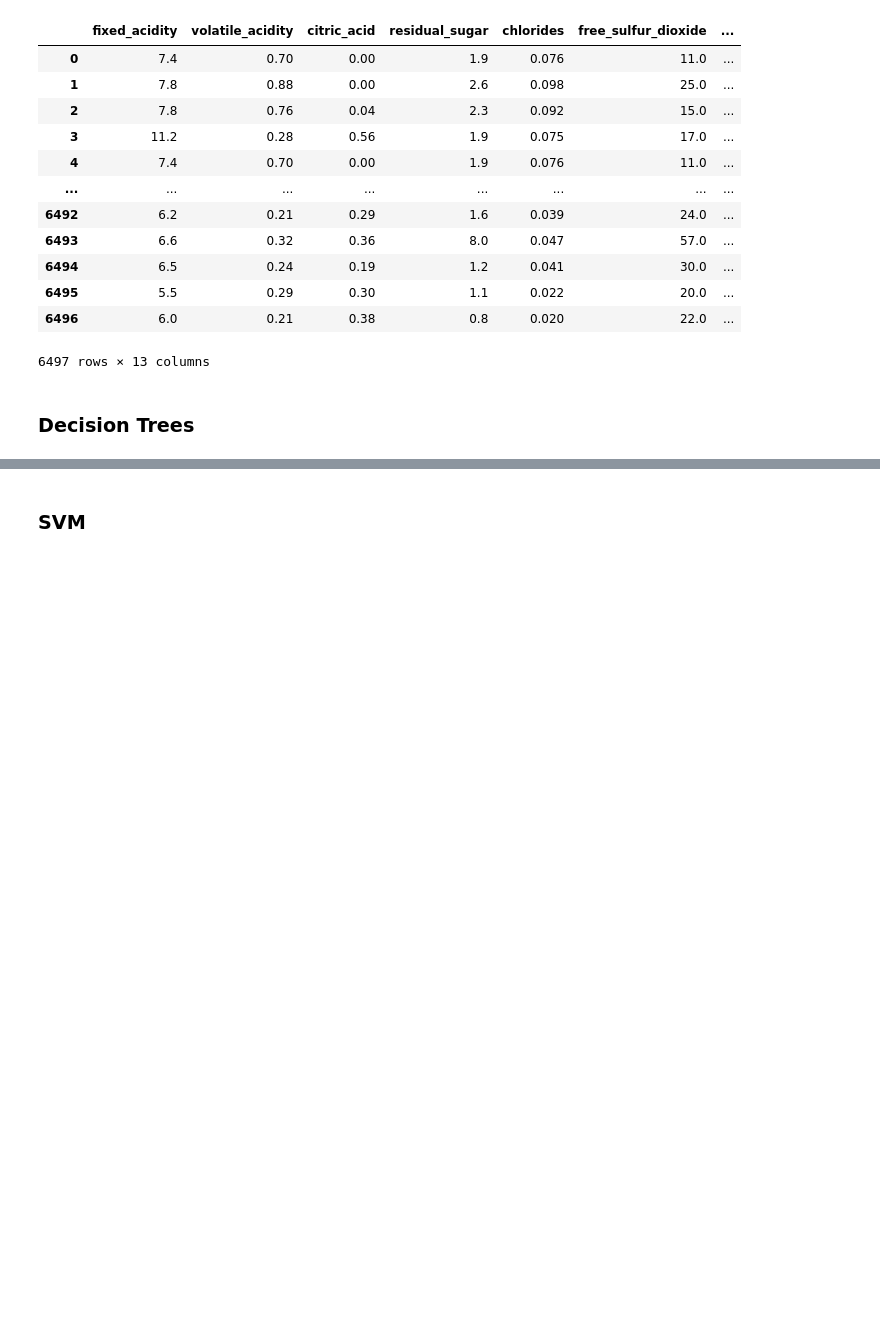
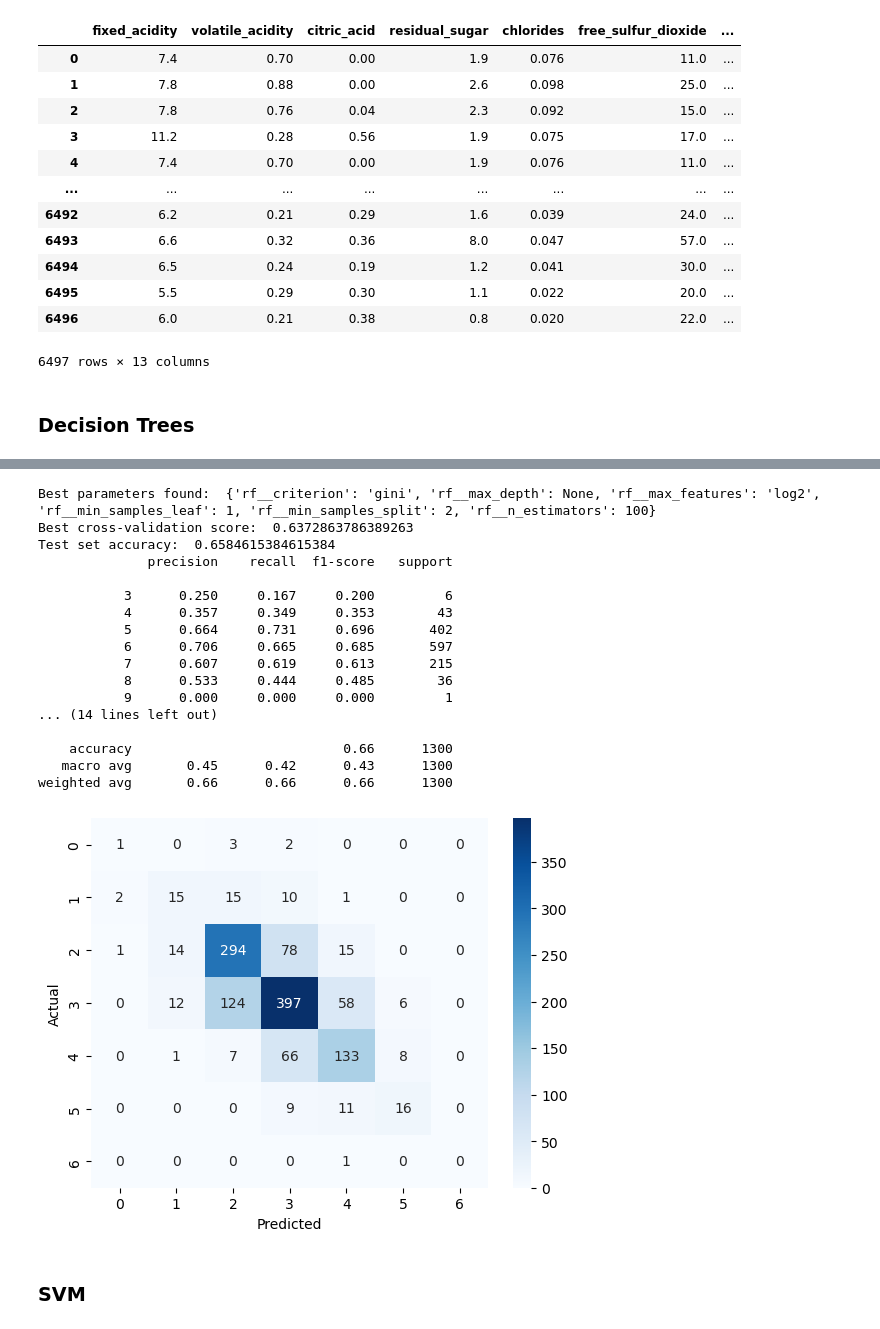
Before and after one commit to adrianrushing/stat4000-project, a Jupyter notebook: part2.ipynb, the cells around one changed output, grey strips where cells are left out. Drawn from its saved outputs; the diff is of its cells as text; code cells hidden in the pictures; blank space fills up the shorter version.

```diff
--- a/part2.ipynb
+++ b/part2.ipynb
@@ -84,3 +141,54 @@ Test set accuracy:  0.6707692307692308
+# %%
+from sklearn.model_selection import StratifiedKFold
+
+cv = StratifiedKFold(n_splits=5, shuffle=True, random_state=42)
+
+rf_grid = GridSearchCV(
+    estimator=pipeline_rf,
+    param_grid=param_grid,
+    scoring='f1_weighted',
+    cv=cv,
+    n_jobs=-1,
+)
+
+rf_grid.fit(X_train, y_train)
+print("Best parameters found: ", rf_grid.best_params_)
+print("Best cross-validation score: ", rf_grid.best_score_)
+# Make predictions
+y_pred = rf_grid.predict(X_test)
+# Evaluate
+accuracy = accuracy_score(y_test, y_pred)
+print("Test set accuracy: ", accuracy)
+# Classification report
+print(classification_report(y_test, y_pred, digits=3))
+from sklearn.metrics import classification_report
+print(classification_report(y_test, y_pred))
+from sklearn.metrics import confusion_matrix
+import seaborn as sns
+cm = confusion_matrix(y_test, y_pred)
+sns.heatmap(cm, annot=True, fmt='d', cmap='Blues')
+plt.xlabel("Predicted")
+plt.ylabel("Actual")
+plt.show()
+# %% [output]
+Best parameters found:  {'rf__criterion': 'gini', 'rf__max_depth': None, 'rf__max_features': 'log2', 'rf__min_samples_leaf': 1, 'rf__min_samples_split': 2, 'rf__n_estimators': 100}
+Best cross-validation score:  0.6372863786389263
+Test set accuracy:  0.6584615384615384
+              precision    recall  f1-score   support
+
+           3      0.250     0.167     0.200         6
+           4      0.357     0.349     0.353        43
+           5      0.664     0.731     0.696       402
+           6      0.706     0.665     0.685       597
+           7      0.607     0.619     0.613       215
+           8      0.533     0.444     0.485        36
+           9      0.000     0.000     0.000         1
+... (14 lines left out)
+
+    accuracy                           0.66      1300
+   macro avg       0.45      0.42      0.43      1300
+weighted avg       0.66      0.66      0.66      1300
+[figure, added]
 # %% [markdown]
 ### SVM
 # %%
```
Also changed, not shown: parts of 7 cells of this notebook, 2 other files.
